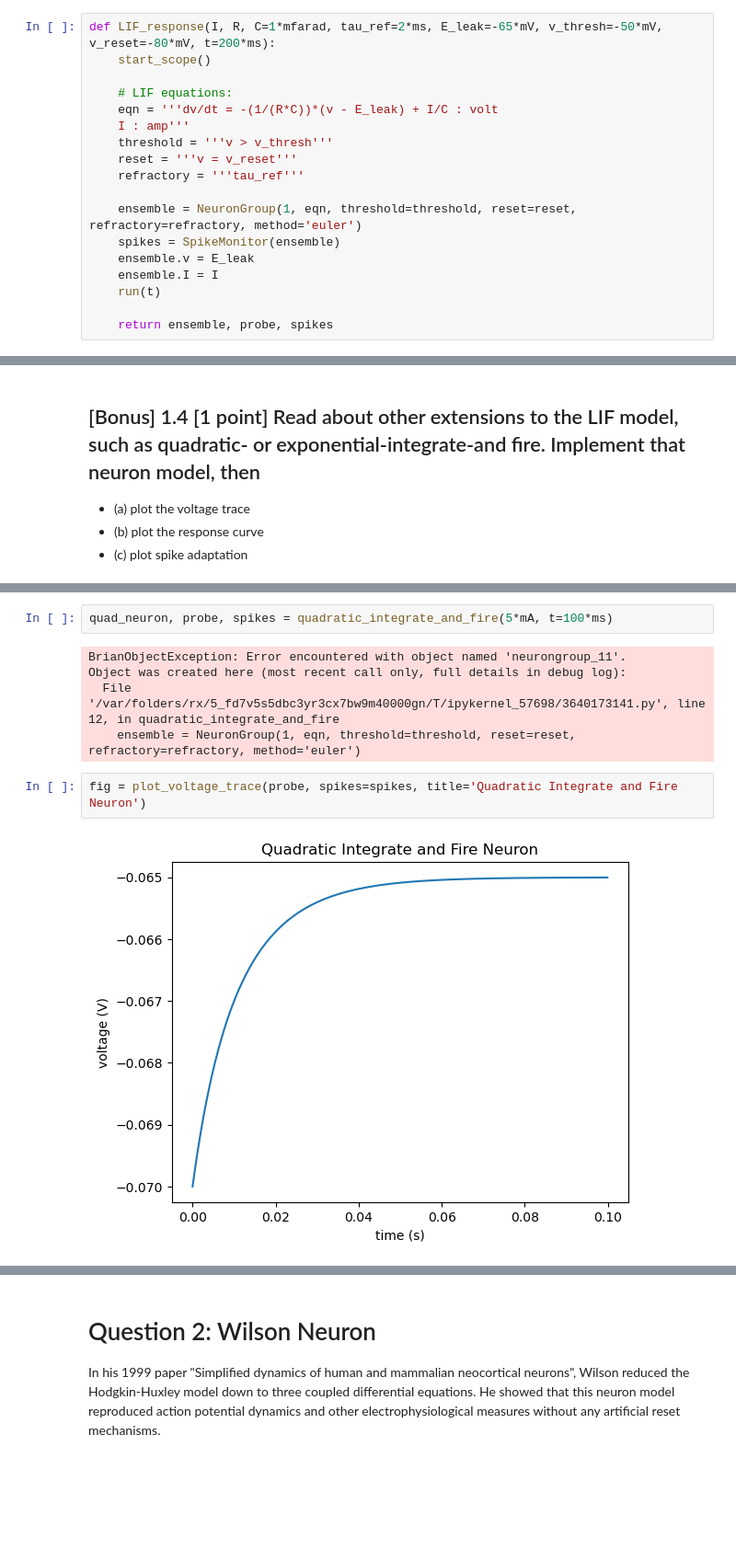
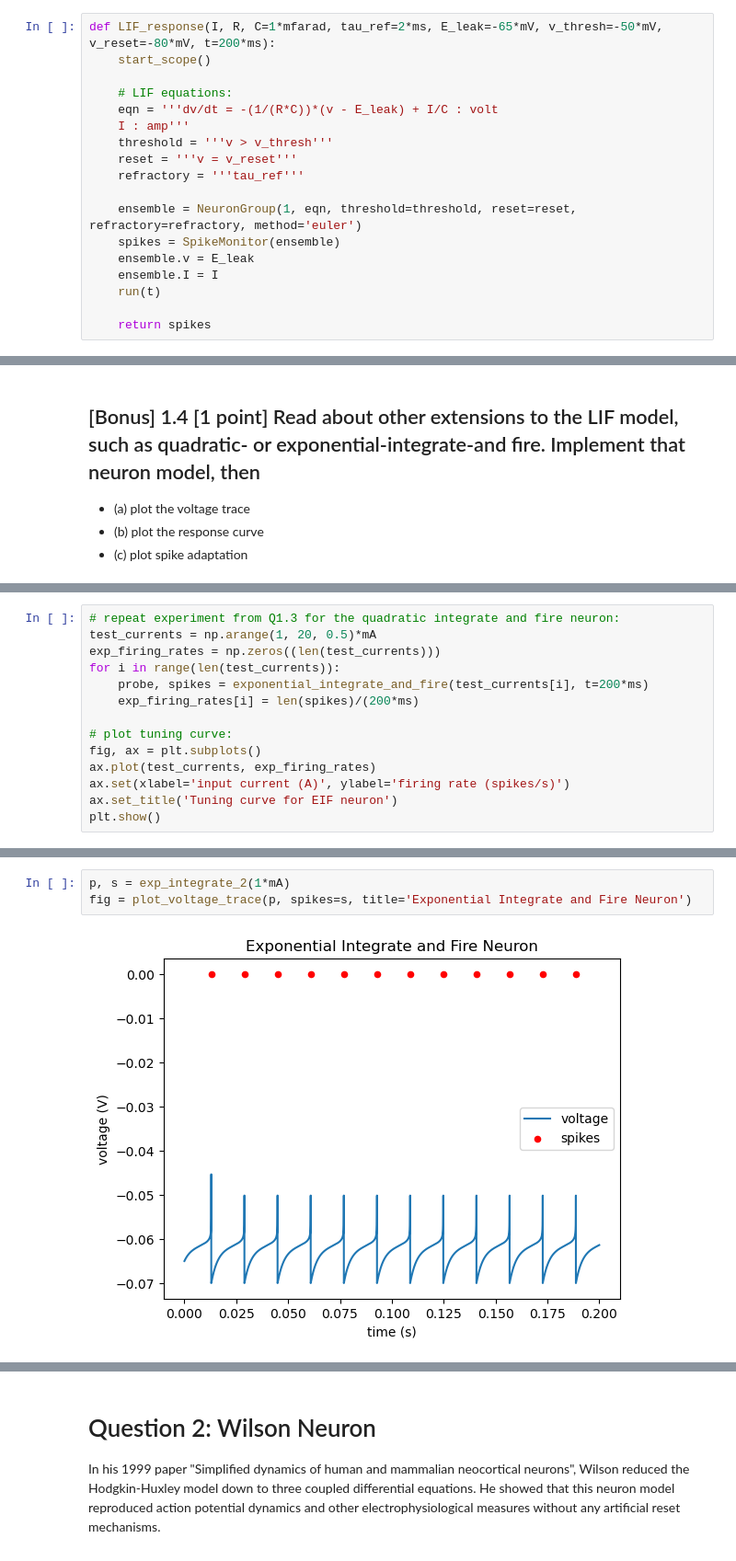
Before and after one commit to kateharvey/SYDE552, a Jupyter notebook: syde552-assignment1.ipynb, the cells around one changed output, grey strips where cells are left out. Shown at 92% size. Saved outputs shown, nothing was run; the diff lists cells and outputs as text; blank space fills up the shorter version.

```diff
--- a/syde552-assignment1.ipynb
+++ b/syde552-assignment1.ipynb
@@ -261,7 +263,7 @@ def LIF_response(I, R, C=1*mfarad, tau_ref=2*ms, E_leak=-65*mV, v_thresh=-50*mV,
     ensemble.I = I
     run(t)
 
-    return ensemble, probe, spikes
+    return spikes
 # %%
 firing_rates_a = np.zeros((len(test_currents)))
 
@@ -402,0 +432,14 @@ fig = plot_voltage_trace(exp_probe, title='Exponential integrate and fire neuron
+# %%
+# repeat experiment from Q1.3 for the quadratic integrate and fire neuron:
+test_currents = np.arange(1, 20, 0.5)*mA
+exp_firing_rates = np.zeros((len(test_currents)))
+for i in range(len(test_currents)):
+    probe, spikes = exponential_integrate_and_fire(test_currents[i], t=200*ms)
+    exp_firing_rates[i] = len(spikes)/(200*ms)
+
+# plot tuning curve:
+fig, ax = plt.subplots()
+ax.plot(test_currents, exp_firing_rates)
+ax.set(xlabel='input current (A)', ylabel='firing rate (spikes/s)')
+ax.set_title('Tuning curve for EIF neuron')
+plt.show()
@@ -422,11 +490,5 @@ def quadratic_integrate_and_fire(I, R=10*ohm, C=1*nF, tau_ref=2*ms, a_0=5*nS/mV,
-# %%
-quad_neuron, probe, spikes = quadratic_integrate_and_fire(5*mA, t=100*ms)
-# %% [output]
-BrianObjectException: Error encountered with object named 'neurongroup_11'.
-Object was created here (most recent call only, full details in debug log):
-  File '/var/folders/rx/5_fd7v5s5dbc3yr3cx7bw9m40000gn/T/ipykernel_57698/3640173141.py', line 12, in quadratic_integrate_and_fire
-    ensemble = NeuronGroup(1, eqn, threshold=threshold, reset=reset, refractory=refractory, method='euler')
 # %%
-fig = plot_voltage_trace(probe, spikes=spikes, title='Quadratic Integrate and Fire Neuron')
+p, s = exp_integrate_2(1*mA)
+fig = plot_voltage_trace(p, spikes=s, title='Exponential Integrate and Fire Neuron')
 # %% [output]
-[figure, old version]
+[figure, new version]
```
Also changed, not shown: parts of 39 cells of this notebook.
